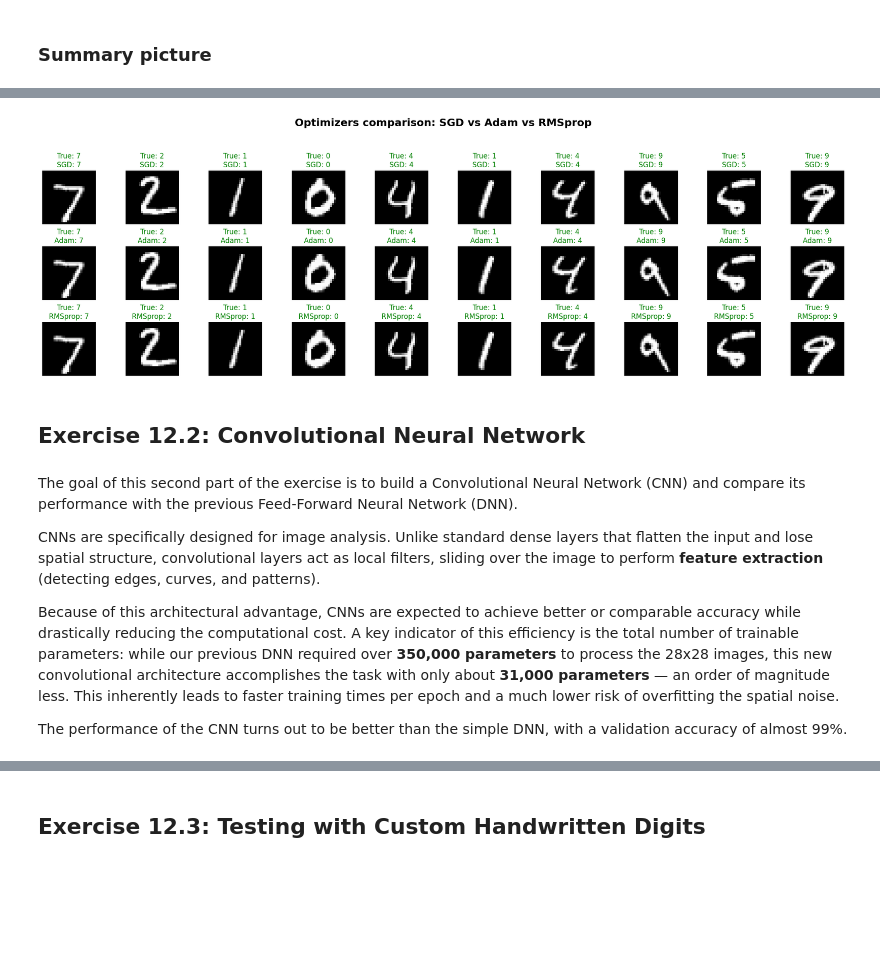
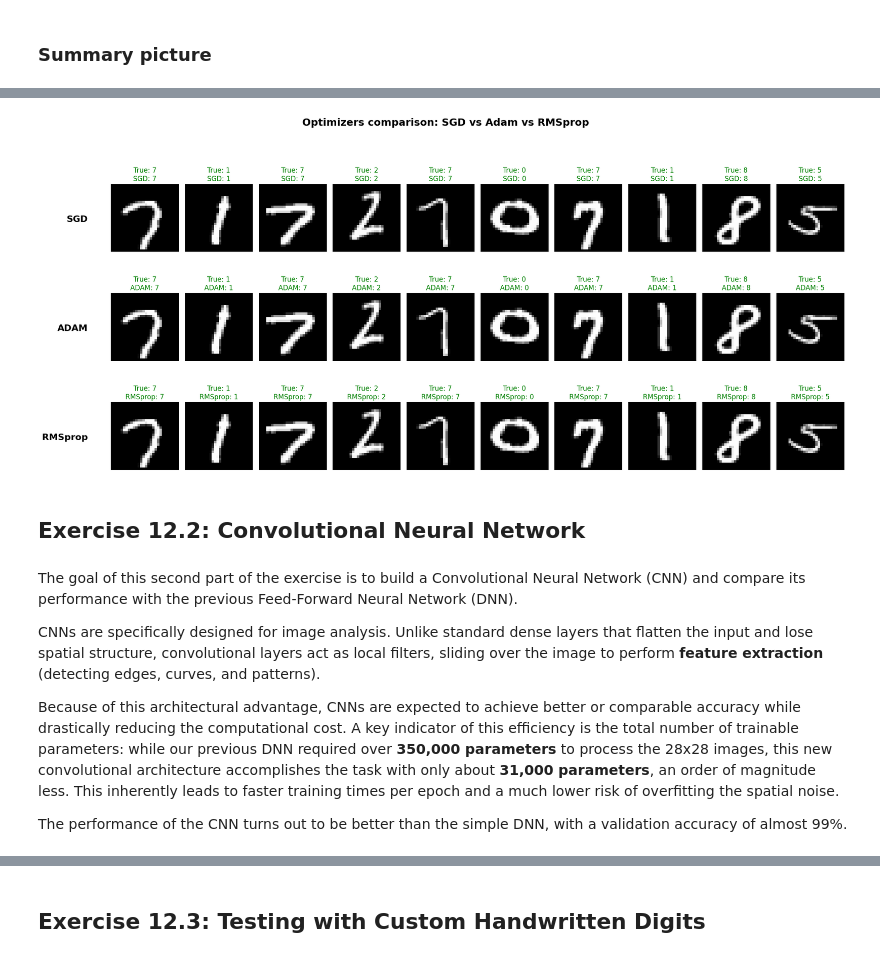
Before and after one commit to giuliagogna/NumericalSimulationLaboratory, a Jupyter notebook: Lab12/exercise12.ipynb, the cells around one changed output, grey strips where cells are left out. Drawn from its saved outputs; the diff is of its cells as text; code cells hidden in the pictures; blank space fills up the shorter version.

```diff
--- a/Lab12/exercise12.ipynb
+++ b/Lab12/exercise12.ipynb
@@ -307,57 +338,62 @@ Test accuracy - RMS_prop: 0.9807999730110168
 # %%
-# Generate predictions
-predictions_SGD = model_DNN_SGD.predict(X_test_DNN, verbose=0)
+predictions_sgd = model_DNN_SGD.predict(X_test_DNN, verbose=0)
 predictions_adam = model_DNN_adam.predict(X_test_DNN, verbose=0)
-predictions_RMSprop = model_DNN_RMSprop(X_test_DNN, verbose=0)
+predictions_rmsprop = model_DNN_RMSprop.predict(X_test_DNN, verbose=0)
 
-# Reshape images for drawing
 img_height, img_width = 28, 28
 X_test_img = X_test_DNN.reshape(X_test_DNN.shape[0], img_height, img_width)
 
-# Plot
-plt.figure(figsize=(20, 6))
+plt.figure(figsize=(20, 9))
 plt.suptitle("Optimizers comparison: SGD vs Adam vs RMSprop", fontsize=18, fontweight='bold', y=1.05)
 
-# Row 1: SGD
+indexes = []
 for i in range(10):
+    r = np.random.uniform(0, X_test.shape[0])
+    indexes.append(int(r))
+
+for i, j in zip(range(len(indexes)), indexes):
     plt.subplot(3, 10, i + 1)
-    plt.imshow(X_test_img[i], cmap='gray')
+    plt.imshow(X_test_img[j], cmap='gray')
 
-    true = np.argmax(Y_test[i])
-    pred_sgd = np.argmax(predictions_SGD[i])
+    true_label = np.argmax(Y_test[j])
+    pred_sgd = np.argmax(predictions_sgd[j])
 
-    color = 'green' if true == pred_sgd else 'red'
-    plt.title(f"True: {true}\nSGD: {pred_sgd}", color=color, fontsize=12)
+    color = 'green' if true_label == pred_sgd else 'red'
+    plt.title(f"True: {true_label}\nSGD: {pred_sgd}", color=color, fontsize=12)
+    if i == 0:
+        plt.text(-10, 14, "SGD", fontsize=16, fontweight='bold', va='center', ha='right')
     plt.axis('off')
 
-# Row 2: ADAM
-for i in range(10):
+for i, j in zip(range(len(indexes)), indexes):
     plt.subplot(3, 10, i + 11)
-    plt.imshow(X_test_img[i], cmap='gray')
+    plt.imshow(X_test_img[j], cmap='gray')
 
-    true = np.argmax(Y_test[i])
-    pred_adam = np.argmax(predictions_adam[i])
+    true_label = np.argmax(Y_test[j])
+    pred_sgd = np.argmax(predictions_adam[j])
 
-    color = 'green' if true == pred_adam else 'red'
-    plt.title(f"True: {true}\nAdam: {pred_adam}", color=color, fontsize=12)
+    color = 'green' if true_label == pred_sgd else 'red'
+    plt.title(f"True: {true_label}\nADAM: {pred_sgd}", color=color, fontsize=12)
+    if i == 0:
+        plt.text(-10, 14, "ADAM", fontsize=16, fontweight='bold', va='center', ha='right')
     plt.axis('off')
 
-# Row 3: RMSprop
-for i in range(10):
+for i, j in zip(range(len(indexes)), indexes):
     plt.subplot(3, 10, i + 21)
-    plt.imshow(X_test_img[i], cmap='gray')
+    plt.imshow(X_test_img[j], cmap='gray')
 
-    true = np.argmax(Y_test[i])
-    pred_RMSprop = np.argmax(predictions_RMSprop[i])
+    true_label = np.argmax(Y_test[j])
+    pred_sgd = np.argmax(predictions_rmsprop[j])
 
-    color = 'green' if true == pred_RMSprop else 'red'
-    plt.title(f"True: {true}\nRMSprop: {pred_RMSprop}", color=color, fontsize=12)
+    color = 'green' if true_label == pred_sgd else 'red'
+    plt.title(f"True: {true_label}\nRMSprop: {pred_sgd}", color=color, fontsize=12)
+    if i == 0:
+        plt.text(-10, 14, "RMSprop", fontsize=16, fontweight='bold', va='center', ha='right')
     plt.axis('off')
 
 plt.tight_layout()
 plt.show()
 # %% [output]
-[figure, old version]
+[figure, new version]
 # %% [markdown]
 ## Exercise 12.2: Convolutional Neural Network
 # %% [markdown]
@@ -365,7 +401,7 @@ The goal of this second part of the exercise is to build a Convolutional Neural
 
 CNNs are specifically designed for image analysis. Unlike standard dense layers that flatten the input and lose spatial structure, convolutional layers act as local filters, sliding over the image to perform **feature extraction** (detecting edges, curves, and patterns).
 
-Because of this architectural advantage, CNNs are expected to achieve better or comparable accuracy while drastically reducing the computational cost. A key indicator of this efficiency is the total number of trainable parameters: while our previous DNN required over **350,000 parameters** to process the 28x28 images, this new convolutional architecture accomplishes the task with only about **31,000 parameters** — an order of magnitude less. This inherently leads to faster training times per epoch and a much lower risk of overfitting the spatial noise.
+Because of this architectural advantage, CNNs are expected to achieve better or comparable accuracy while drastically reducing the computational cost. A key indicator of this efficiency is the total number of trainable parameters: while our previous DNN required over **350,000 parameters** to process the 28x28 images, this new convolutional architecture accomplishes the task with only about **31,000 parameters**, an order of magnitude less. This inherently leads to faster training times per epoch and a much lower risk of overfitting the spatial noise.
 
 The performance of the CNN turns out to be better than the simple DNN, with a validation accuracy of almost 99%.
 # %%
```
Also changed, not shown: parts of 24 cells of this notebook, 1 other file.
